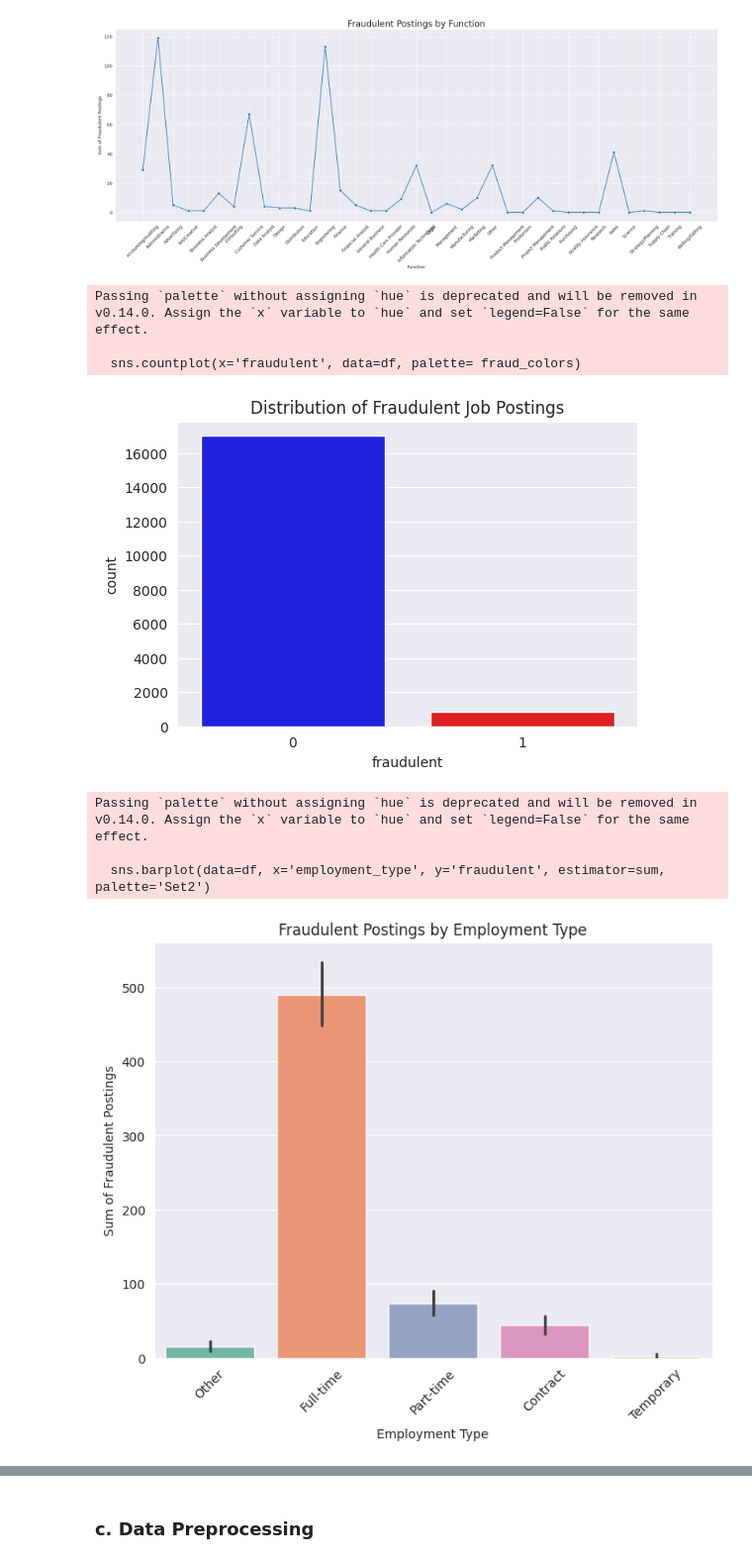
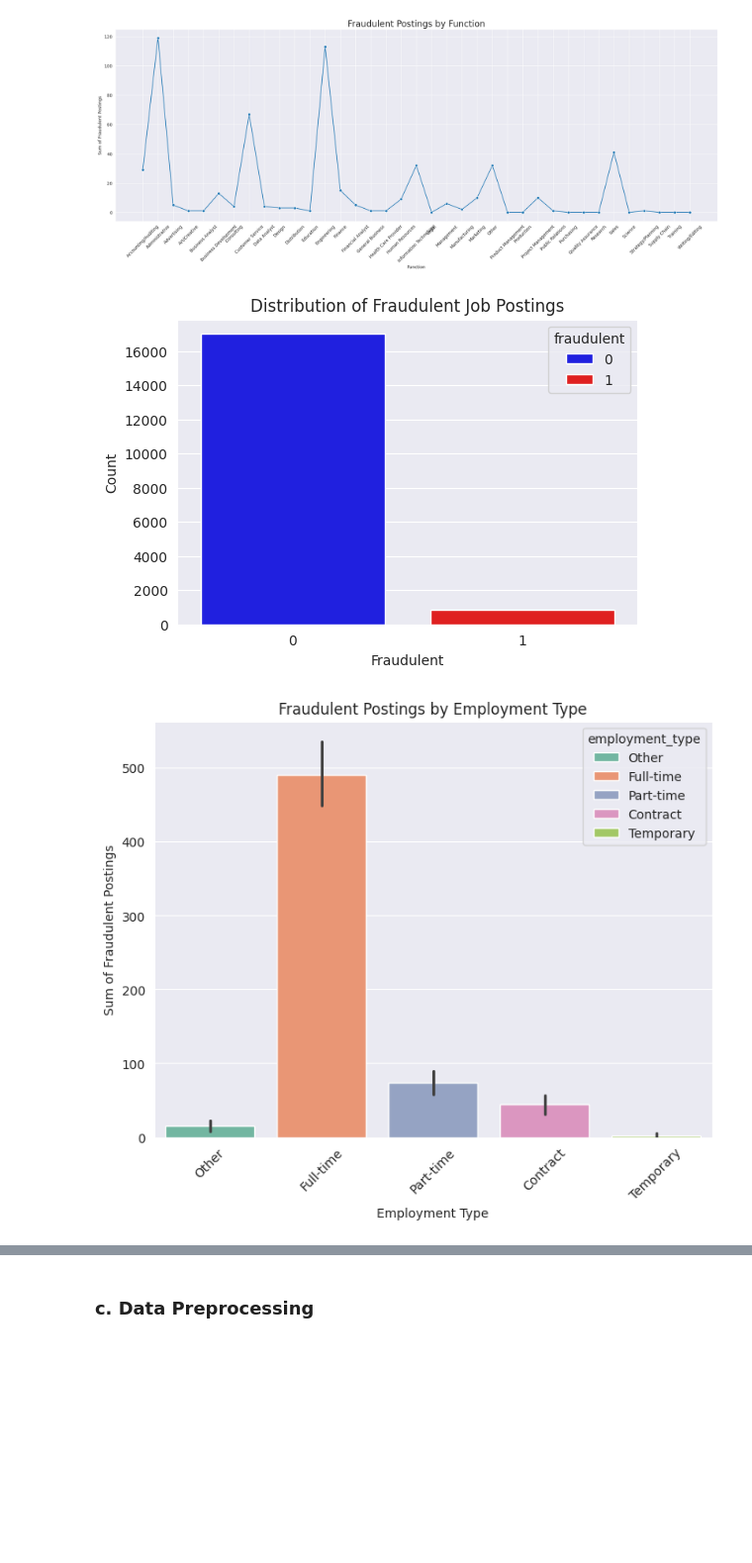
Before and after one commit to wisdom196473/Fraudulent-Job-Posting-Detection-MLOps, a Jupyter notebook: FinalProject.ipynb, the cells around one changed output, grey strips where cells are left out. Shown at 99% size. Drawn from its saved outputs; the diff is of its cells as text; code cells hidden in the pictures; blank space fills up the shorter version.

```diff
--- a/FinalProject.ipynb
+++ b/FinalProject.ipynb
@@ -241,28 +238,24 @@ plt.show()
 # Bar plot for fraudulent (target) feature
 fraud_colors = ['blue', 'red']
 plt.figure(figsize=(6, 4))
-sns.countplot(x='fraudulent', data=df, palette= fraud_colors)
+sns.countplot(x='fraudulent', data=df, hue='fraudulent', palette=fraud_colors, dodge=False)
 plt.title('Distribution of Fraudulent Job Postings')
+plt.xlabel('Fraudulent')
+plt.ylabel('Count')
 plt.show()
 # %% [output]
-Passing `palette` without assigning `hue` is deprecated and will be removed in v0.14.0. Assign the `x` variable to `hue` and set `legend=False` for the same effect.
-
-  sns.countplot(x='fraudulent', data=df, palette= fraud_colors)
-[figure, old version]
+[figure, new version]
 # %%
 # Bar plot for employment_type
 plt.figure(figsize=(8, 6))
-sns.barplot(data=df, x='employment_type', y='fraudulent', estimator=sum, palette='Set2')
+sns.barplot(data=df, x='employment_type', y='fraudulent', estimator=sum, hue='employment_type', dodge=False, palette='Set2')
 plt.title('Fraudulent Postings by Employment Type')
 plt.xlabel('Employment Type')
 plt.ylabel('Sum of Fraudulent Postings')
 plt.xticks(rotation=45)
 plt.show()
 # %% [output]
-Passing `palette` without assigning `hue` is deprecated and will be removed in v0.14.0. Assign the `x` variable to `hue` and set `legend=False` for the same effect.
-
-  sns.barplot(data=df, x='employment_type', y='fraudulent', estimator=sum, palette='Set2')
-[figure, old version]
+[figure, new version]
 # %%
 # Bar plot for required_experience
 plt.figure(figsize=(8, 6))
```
Also changed, not shown: parts of 3 cells of this notebook.
